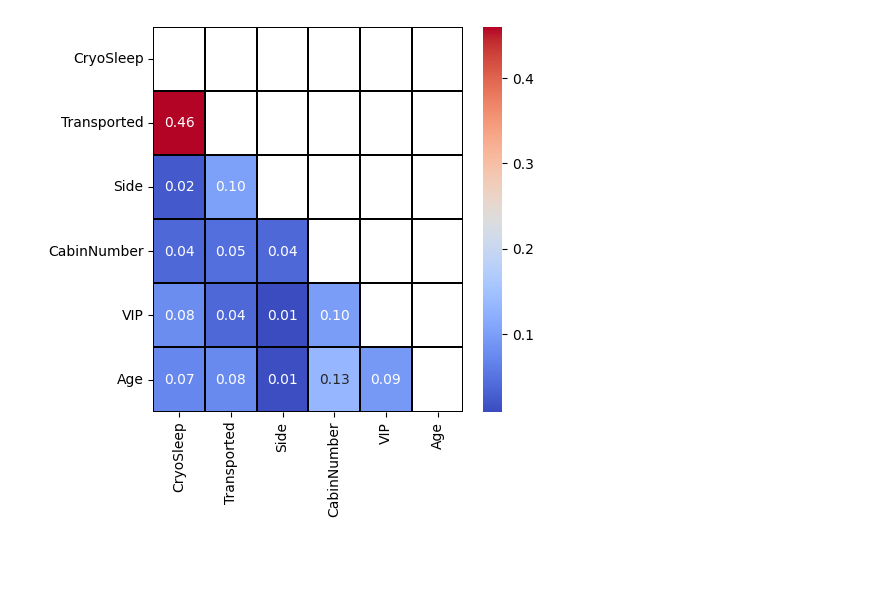
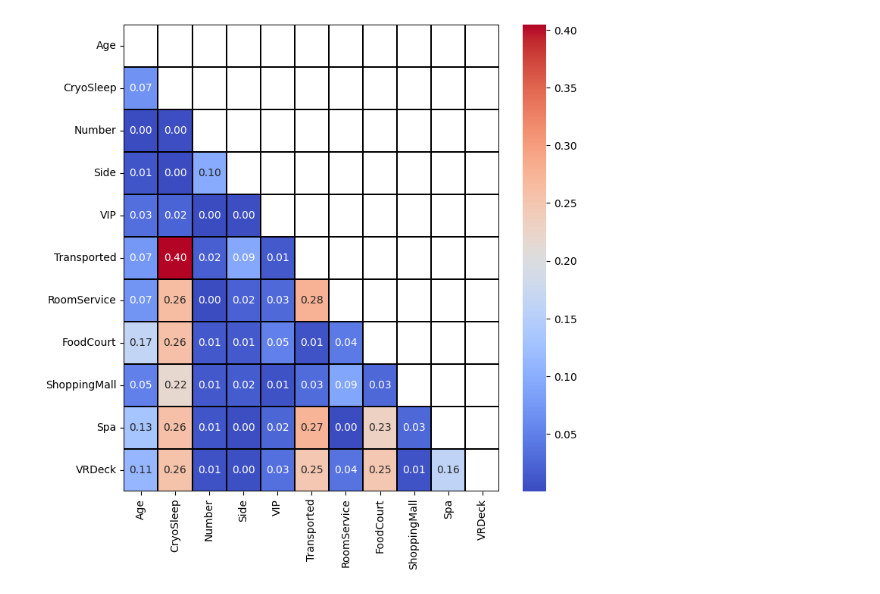
Before and after one commit to mrgrt04/-------, a Jupyter notebook: test.ipynb, the cells around one changed output. Drawn from its saved outputs; the diff is of its cells as text; code cells hidden in the pictures; blank space fills up the shorter version.

```diff
--- a/test.ipynb
+++ b/test.ipynb
@@ -42,6 +16,4 @@ memory usage: 891.5+ KB
 # %%
-df['Deck'] = df.Cabin.str.split('/').str[0]
-df['CabinNumber'] = df.Cabin.str.split('/').str[1]
-df['Side'] = df.Cabin.str.split('/').str[2]
-
-df
+data['Deck'] = data.Cabin.str.split('/').str[0]
+data['Number'] = data.Cabin.str.split('/').str[1]
+data['Side'] = data.Cabin.str.split('/').str[2]
@@ -98,0 +20,12 @@ df.corr().round(3)
+# %%
+data
+data['CryoSleep'] = data['CryoSleep']
+# %%
+data.isnull().sum()
+data['Age'] = data['Age'].fillna(data['Age'].median())
+data['CryoSleep'] = data['CryoSleep'].replace({True : 1, False : 0})
+data['Transported'] = data['Transported'].replace({True : 1, False : 0})
+data['VIP'] = data['VIP'].replace({True : 1, False : 0})
+data['Side'] = data['Side'].replace({'P' : 1, 'S' : 0})
+#data = data.drop(columns=['Cabin'])
+data
@@ -98,0 +93,11 @@ df.corr().round(3)
+# %%
+from sklearn.preprocessing import LabelEncoder
+
+categorial_features = ['HomePlanet', 'Destination', 'Deck']
+encoder = LabelEncoder()
+
+for feature in categorial_features:
+    encoder.fit(data[feature])
+    data[feature] = encoder.transform(data[feature])
+
+data
@@ -99,15 +118,17 @@ df.corr().round(3)
 # %%
-import matplotlib.pyplot as plt
 import seaborn as sns
+import pandas as pd
 
-# make a coorelation matrix with boolean mask
+
+df = pd.DataFrame(data[['Age', 'CryoSleep', 'Number', 'Side', 'VIP', 'Transported', 'RoomService', 'FoodCourt',	'ShoppingMall',	'Spa',	'VRDeck']])
+#make a coorelation matrix with boolean mask
 corr_matrix = df.corr().abs()
 mask = np.triu(np.ones_like(corr_matrix, dtype=bool))
 corr_matrix = corr_matrix.mask(mask)
 
-# plot a heatmap
-plt.figure(figsize=(5, 5))
+#plot a heatmap
+plt.figure(figsize=(8, 8))
 sns.heatmap(corr_matrix, annot=True, cmap='coolwarm', fmt='.2f', linewidths=0.1, linecolor='black')
 plt.show()
 # %% [output]
-[figure, old version]
+[figure, new version]
```
Also changed, not shown: parts of 11 cells of this notebook.
